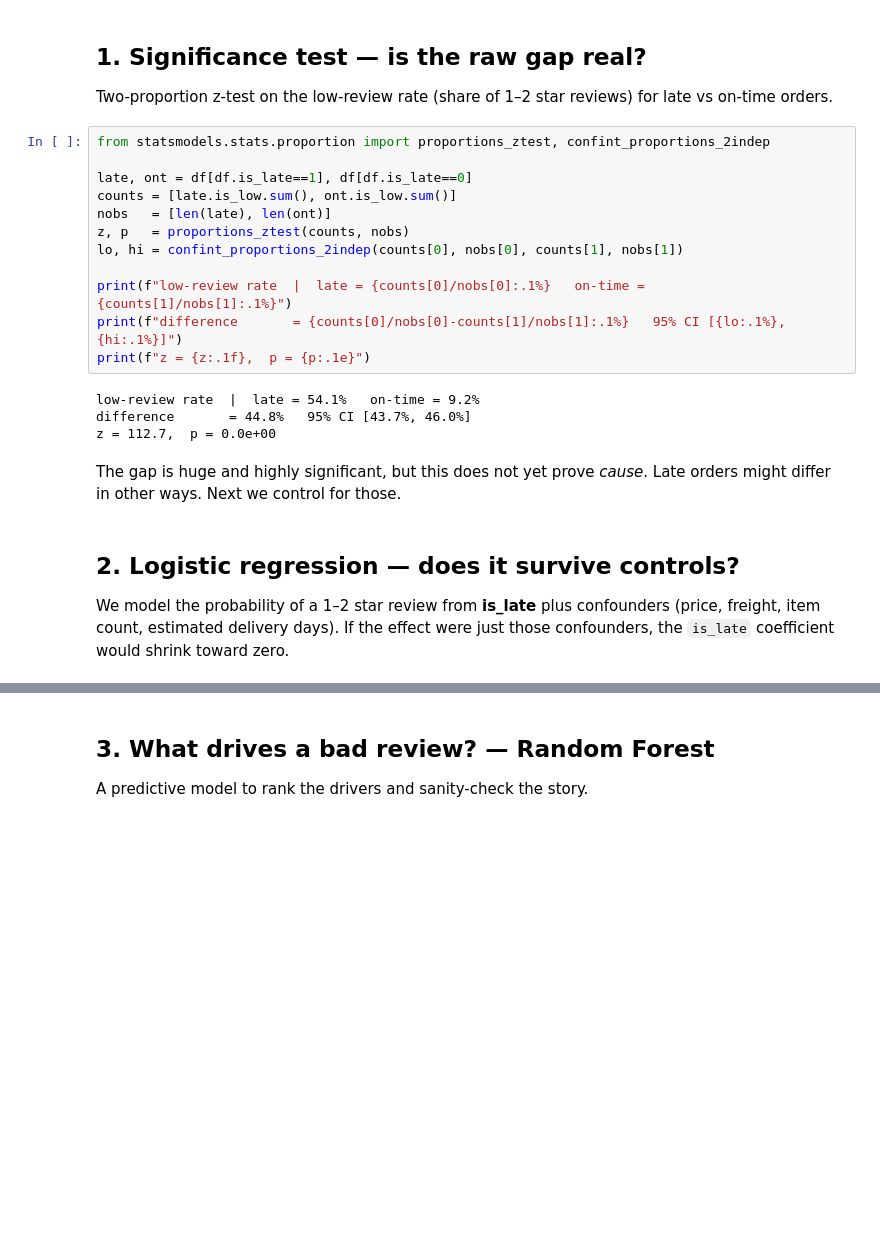
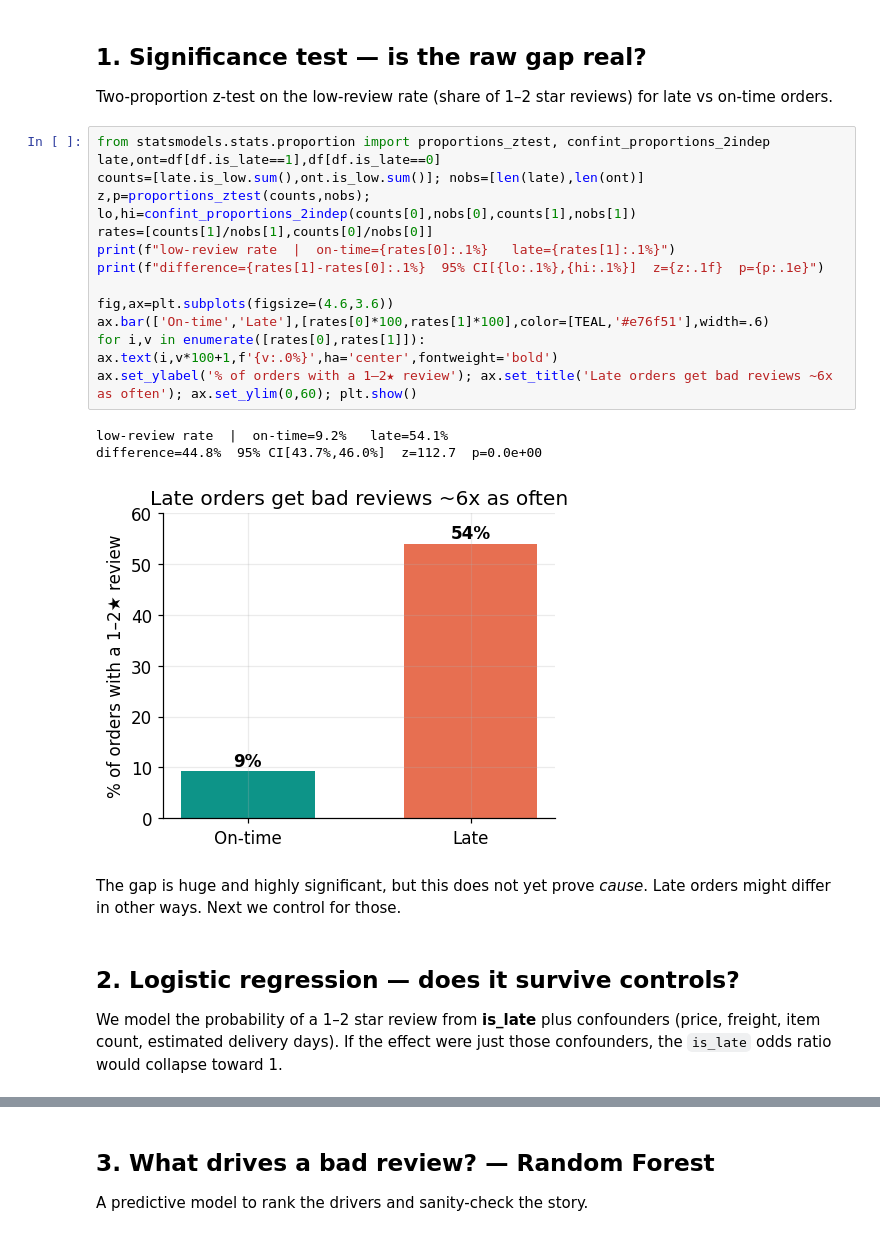
Before and after one commit to mishalaboobackar/olist-marketplace-analytics, a Jupyter notebook: notebooks/03_experiment_analysis.ipynb, the cells around one changed output, grey strips where cells are left out. Cells and saved outputs as stored; diff of their text form; blank space fills up the shorter version.

Commit message:
Add charts and recommendations to analysis notebook

```diff
--- a/notebooks/03_experiment_analysis.ipynb
+++ b/notebooks/03_experiment_analysis.ipynb
@@ -56,23 +36,24 @@ Orders analyzed: 95,832
 Two-proportion z-test on the low-review rate (share of 1–2 star reviews) for late vs on-time orders.
 # %%
 from statsmodels.stats.proportion import proportions_ztest, confint_proportions_2indep
+late,ont=df[df.is_late==1],df[df.is_late==0]
+counts=[late.is_low.sum(),ont.is_low.sum()]; nobs=[len(late),len(ont)]
+z,p=proportions_ztest(counts,nobs); lo,hi=confint_proportions_2indep(counts[0],nobs[0],counts[1],nobs[1])
+rates=[counts[1]/nobs[1],counts[0]/nobs[0]]
+print(f"low-review rate  |  on-time={rates[0]:.1%}   late={rates[1]:.1%}")
+print(f"difference={rates[1]-rates[0]:.1%}  95% CI[{lo:.1%},{hi:.1%}]  z={z:.1f}  p={p:.1e}")
 
-late, ont = df[df.is_late==1], df[df.is_late==0]
-counts = [late.is_low.sum(), ont.is_low.sum()]
-nobs   = [len(late), len(ont)]
-z, p   = proportions_ztest(counts, nobs)
-lo, hi = confint_proportions_2indep(counts[0], nobs[0], counts[1], nobs[1])
-
-print(f"low-review rate  |  late = {counts[0]/nobs[0]:.1%}   on-time = {counts[1]/nobs[1]:.1%}")
-print(f"difference       = {counts[0]/nobs[0]-counts[1]/nobs[1]:.1%}   95% CI [{lo:.1%}, {hi:.1%}]")
-print(f"z = {z:.1f},  p = {p:.1e}")
+fig,ax=plt.subplots(figsize=(4.6,3.6))
+ax.bar(['On-time','Late'],[rates[0]*100,rates[1]*100],color=[TEAL,'#e76f51'],width=.6)
+for i,v in enumerate([rates[0],rates[1]]): ax.text(i,v*100+1,f'{v:.0%}',ha='center',fontweight='bold')
+ax.set_ylabel('% of orders with a 1–2★ review'); ax.set_title('Late orders get bad reviews ~6x as often'); ax.set_ylim(0,60); plt.show()
 # %% [output]
-low-review rate  |  late = 54.1%   on-time = 9.2%
-difference       = 44.8%   95% CI [43.7%, 46.0%]
-z = 112.7,  p = 0.0e+00
+low-review rate  |  on-time=9.2%   late=54.1%
+difference=44.8%  95% CI[43.7%,46.0%]  z=112.7  p=0.0e+00
+[figure, added]
 # %% [markdown]
 The gap is huge and highly significant, but this does not yet prove *cause*. Late orders might differ in other ways. Next we control for those.
 # %% [markdown]
 ## 2. Logistic regression — does it survive controls?
 
-We model the probability of a 1–2 star review from **is_late** plus confounders (price, freight, item count, estimated delivery days). If the effect were just those confounders, the `is_late` coefficient would shrink toward zero.
+We model the probability of a 1–2 star review from **is_late** plus confounders (price, freight, item count, estimated delivery days). If the effect were just those confounders, the `is_late` odds ratio would collapse toward 1.
```
Also changed, not shown: parts of 8 cells of this notebook.
